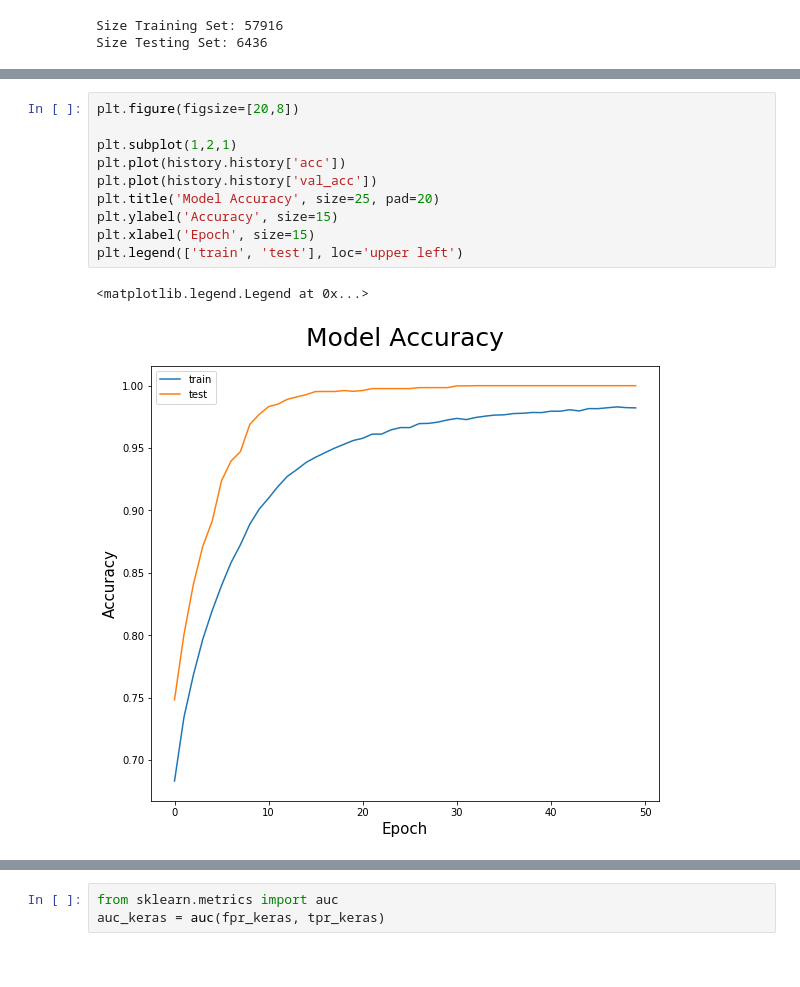
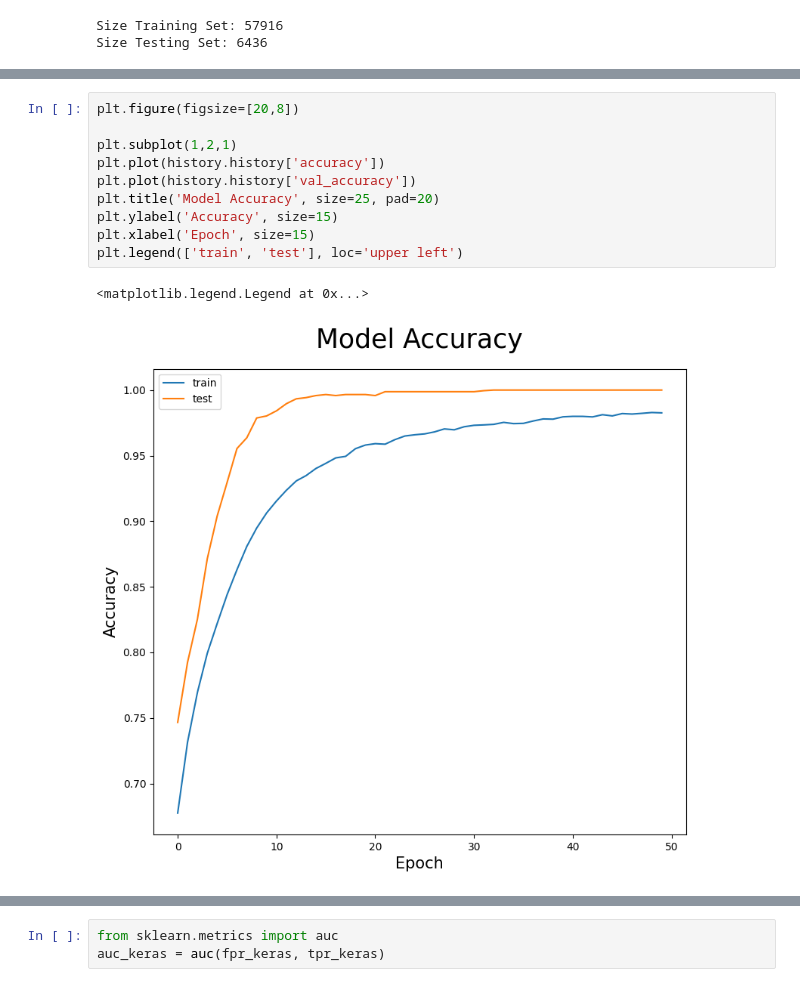
Before and after one commit to dharantej1/KMIT_IOMP, a Jupyter notebook: Water Quality 1.ipynb, the cells around one changed output, grey strips where cells are left out. Drawn from its saved outputs; the diff is of its cells as text.

```diff
--- a/Water Quality 1.ipynb
+++ b/Water Quality 1.ipynb
@@ -196,16 +196,16 @@ Epoch 50/50
 # %%
 plt.figure(figsize=[20,8])
 
 plt.subplot(1,2,1)
-plt.plot(history.history['acc'])
-plt.plot(history.history['val_acc'])
+plt.plot(history.history['accuracy'])
+plt.plot(history.history['val_accuracy'])
 plt.title('Model Accuracy', size=25, pad=20)
 plt.ylabel('Accuracy', size=15)
 plt.xlabel('Epoch', size=15)
 plt.legend(['train', 'test'], loc='upper left')
 # %% [output]
 <matplotlib.legend.Legend at 0x...>
-[figure, old version]
+[figure, new version]
 # %%
 plt.plot(history.history['loss'])
 plt.plot(history.history['val_loss'])
```
Also changed, not shown: parts of 8 cells of this notebook.
